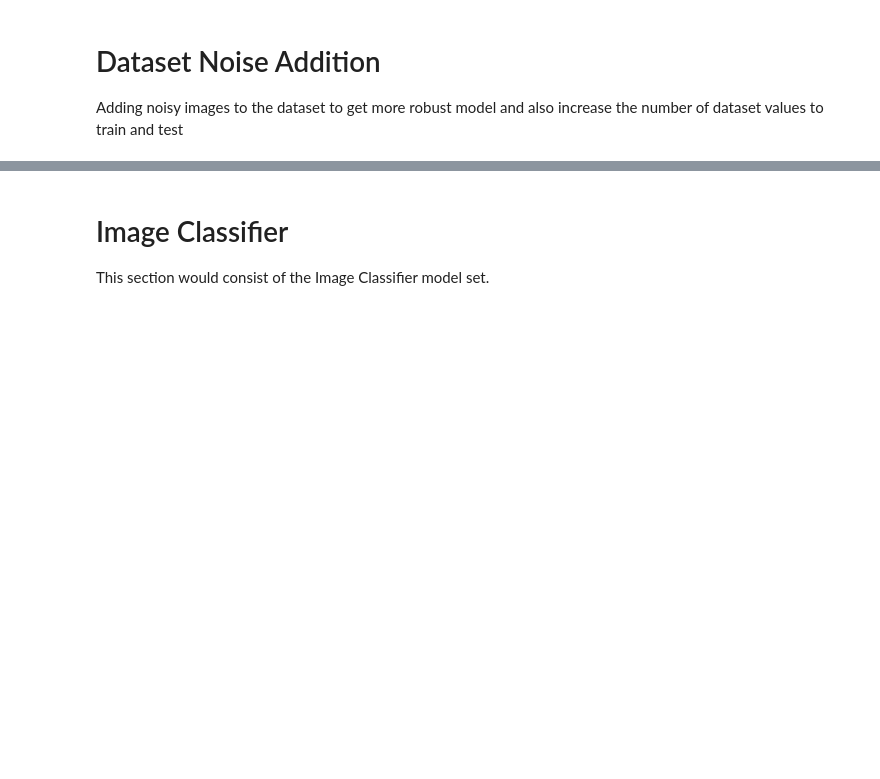
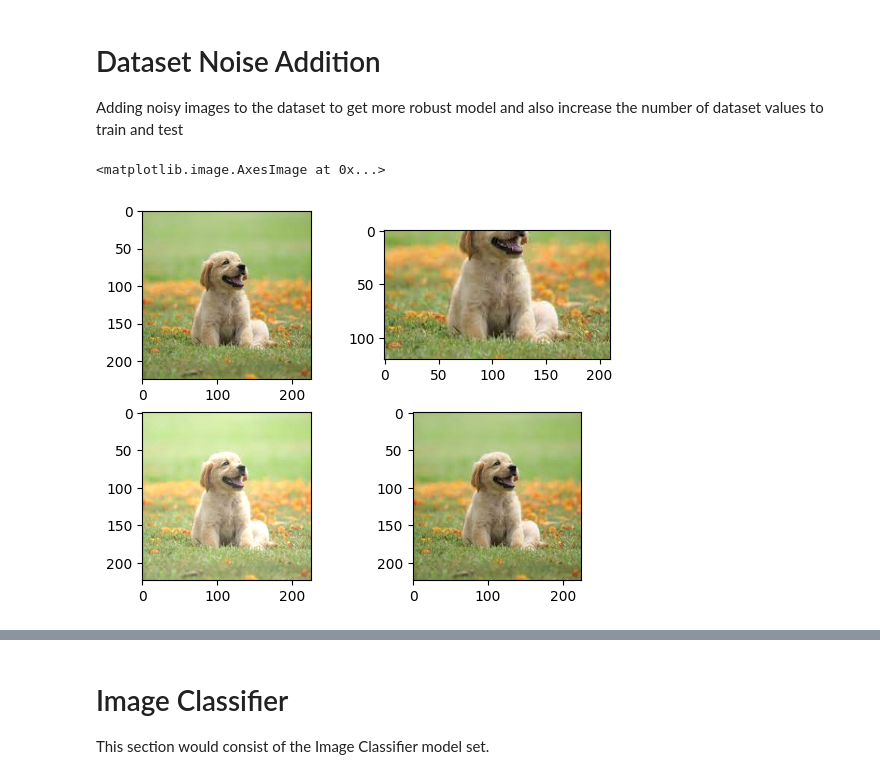
Before and after one commit to AnubhavKandwal/ImageClassifier, a Jupyter notebook: Untitled.ipynb, the cells around one changed output, grey strips where cells are left out. Drawn from its saved outputs; the diff is of its cells as text; code cells hidden in the pictures; blank space fills up the shorter version.

```diff
--- a/Untitled.ipynb
+++ b/Untitled.ipynb
@@ -94,16 +94,17 @@ Adding noisy images to the dataset to get more robust model and also increase th
 # print(fig.shape)
 # plt.imshow(fig[:, :,:])
 # %%
-def visualize(img1, img2):
-    fig = plt.figure()
-    plt.subplot(1,2,1)
-    plt.title('Original image')
-    plt.imshow(img1)
+dog = img.imread("./dogs/data1.png", format="PNG")
+cat = img.imread("./cats/data1.png", format="PNG")
 
-    plt.subplot(1,2,2)
-    plt.title('Augmented image')
-    plt.imshow(img2)
+plots = plt.subplots(ncols=2, nrows=2)
+fig, ((ax1, ax2),(ax3, ax4)) = plots
 
-flipped = tf.image.flip_left_right(doge)
-visualize(doge, flipped)
+ax1.imshow(dog)
+ax2.imshow(tfimg.random_crop(dog, [120, 210, 3]))
+ax3.imshow(tfimg.random_brightness(dog, 0.5))
+ax4.imshow(tfimg.random_flip_left_right(dog))
+# %% [output]
+<matplotlib.image.AxesImage at 0x...>
+[figure, added]
 # %%
```
Also changed, not shown: parts of 2 cells of this notebook.
